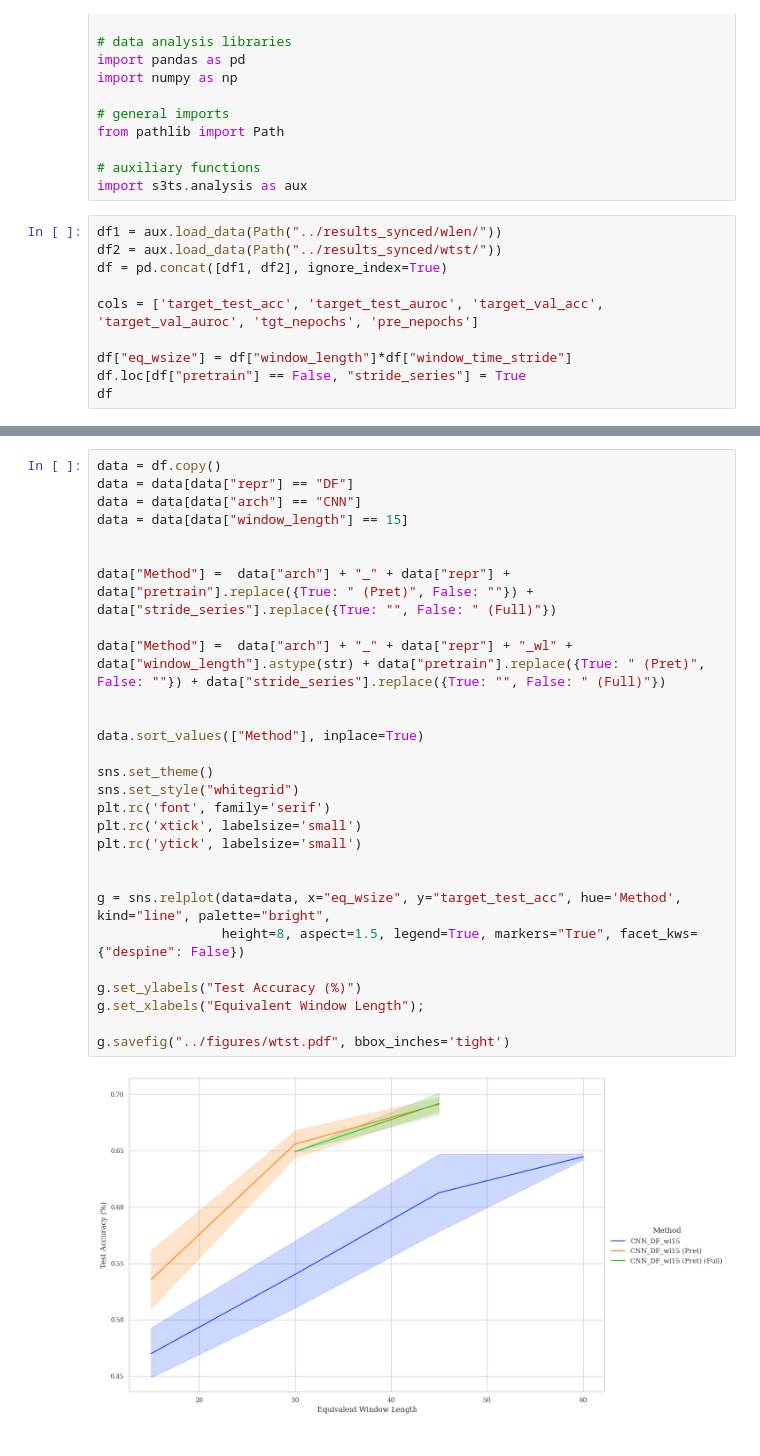
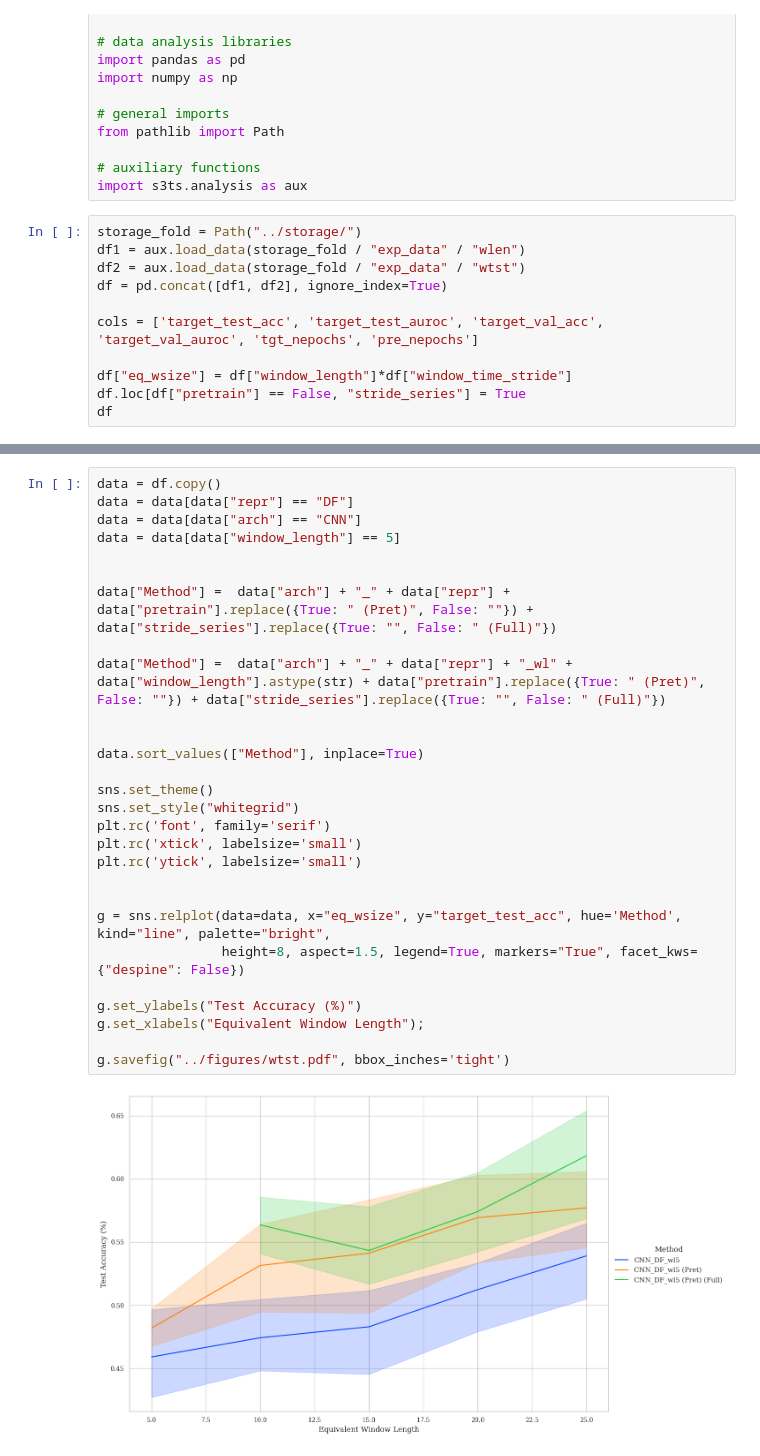
Before and after one commit to mbisan/s3ts, a Jupyter notebook: notebooks/wlen.ipynb, the cells around one changed output, grey strips where cells are left out. Cells and saved outputs as stored; diff of their text form.

```diff
--- a/notebooks/wlen.ipynb
+++ b/notebooks/wlen.ipynb
@@ -14,8 +14,9 @@ from pathlib import Path
 # auxiliary functions
 import s3ts.analysis as aux
 # %%
-df1 = aux.load_data(Path("../results_synced/wlen/"))
-df2 = aux.load_data(Path("../results_synced/wtst/"))
+storage_fold = Path("../storage/")
+df1 = aux.load_data(storage_fold / "exp_data" / "wlen")
+df2 = aux.load_data(storage_fold / "exp_data" / "wtst")
 df = pd.concat([df1, df2], ignore_index=True)
 
 cols = ['target_test_acc', 'target_test_auroc', 'target_val_acc', 'target_val_auroc', 'tgt_nepochs', 'pre_nepochs']
@@ -126,30 +127,30 @@ g.savefig("../figures/wtst.pdf", bbox_inches='tight')
 # %%
 data = df.copy()
 data = data[data["repr"] == "DF"]
 data = data[data["arch"] == "CNN"]
-data = data[data["window_length"] == 15]
+data = data[data["window_length"] == 5]
 
 
 data["Method"] =  data["arch"] + "_" + data["repr"] + data["pretrain"].replace({True: " (Pret)", False: ""}) + data["stride_series"].replace({True: "", False: " (Full)"})
 
 data["Method"] =  data["arch"] + "_" + data["repr"] + "_wl" + data["window_length"].astype(str) + data["pretrain"].replace({True: " (Pret)", False: ""}) + data["stride_series"].replace({True: "", False: " (Full)"})
 
 
 data.sort_values(["Method"], inplace=True)
 
 sns.set_theme()
 sns.set_style("whitegrid")
 plt.rc('font', family='serif')
 plt.rc('xtick', labelsize='small')
 plt.rc('ytick', labelsize='small')
 
 
 g = sns.relplot(data=data, x="eq_wsize", y="target_test_acc", hue='Method', kind="line", palette="bright",
                 height=8, aspect=1.5, legend=True, markers="True", facet_kws={"despine": False})
 
 g.set_ylabels("Test Accuracy (%)")
 g.set_xlabels("Equivalent Window Length");
 
 g.savefig("../figures/wtst.pdf", bbox_inches='tight')
 # %% [output]
-[figure, old version]
+[figure, new version]
```
Also changed, not shown: parts of 5 cells of this notebook, 6 other files.
